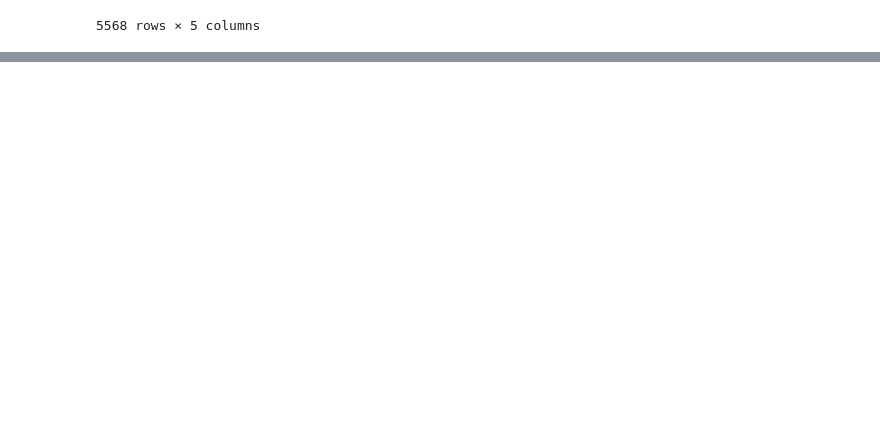
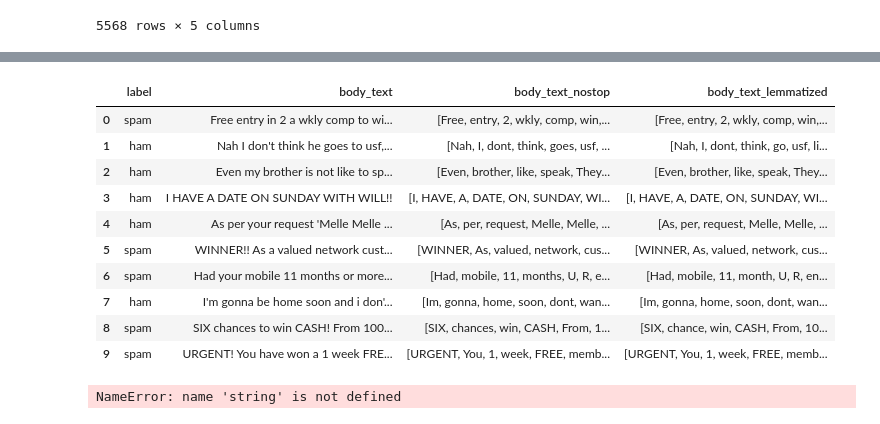
Before and after one commit to allaccountstaken/nlp_with_nltk, a Jupyter notebook: nlp_pipeline.ipynb, the cells around one changed output, grey strips where cells are left out. Saved outputs shown, nothing was run; the diff lists cells and outputs as text; code cells hidden in the pictures; blank space fills up the shorter version.

Commit message:
Tracking down to the synonyms with WorldNet Lemmatizer

```diff
--- a/nlp_pipeline.ipynb
+++ b/nlp_pipeline.ipynb
@@ -377,0 +430,6 @@ data
+# %%
+def clean_text(text):
+    text = "".join([char for char in text if char not in string.punctuation])
+    tokens = re.split('\W+', text)
+    text = [word for word in tokens if word not in stopwords]
+    return text
@@ -377,0 +465,14 @@ data
+# %%
+import nltk
+
+wn = nltk.WordNetLemmatizer()
+ps = nltk.PorterStemmer()
+# %%
+import pandas as pd
+import re
+import string
+pd.set_option('display.max_colwidth', 100)
+stopwords = nltk.corpus.stopwords.words('english')
+data = pd.read_csv("SMSSpamCollection.tsv", sep='\t')
+data.columns = ['label', 'body_text']
+data.head()
@@ -377,0 +486,3 @@ data
+# %%
+data['body_text_nostop'] = data['body_text'].apply(lambda x: clean_text(x))
+data.head()
@@ -377,0 +496,27 @@ data
+# %%
+def lemmatizing(tokenized_text):
+    text = [wn.lemmatize(word) for word in tokenized_text]
+    return text
+
+data['body_text_lemmatized'] = data['body_text_nostop'].apply(
+lambda x: lemmatizing(x))
+
+data.head(10)
+# %% [output]
+|  | label | body_text | body_text_nostop | body_text_lemmatized |
+| 0 | spam | Free entry in 2 a wkly comp to wi... | [Free, entry, 2, wkly, comp, win,... | [Free, entry, 2, wkly, comp, win,... |
+| 1 | ham | Nah I don't think he goes to usf,... | [Nah, I, dont, think, goes, usf, ... | [Nah, I, dont, think, go, usf, li... |
+| 2 | ham | Even my brother is not like to sp... | [Even, brother, like, speak, They... | [Even, brother, like, speak, They... |
+| 3 | ham | I HAVE A DATE ON SUNDAY WITH WILL!! | [I, HAVE, A, DATE, ON, SUNDAY, WI... | [I, HAVE, A, DATE, ON, SUNDAY, WI... |
+| 4 | ham | As per your request 'Melle Melle ... | [As, per, request, Melle, Melle, ... | [As, per, request, Melle, Melle, ... |
+| 5 | spam | WINNER!! As a valued network cust... | [WINNER, As, valued, network, cus... | [WINNER, As, valued, network, cus... |
+| 6 | spam | Had your mobile 11 months or more... | [Had, mobile, 11, months, U, R, e... | [Had, mobile, 11, month, U, R, en... |
+| 7 | ham | I'm gonna be home soon and i don'... | [Im, gonna, home, soon, dont, wan... | [Im, gonna, home, soon, dont, wan... |
+| 8 | spam | SIX chances to win CASH! From 100... | [SIX, chances, win, CASH, From, 1... | [SIX, chance, win, CASH, From, 10... |
+| 9 | spam | URGENT! You have won a 1 week FRE... | [URGENT, You, 1, week, FREE, memb... | [URGENT, You, 1, week, FREE, memb... |
+# %%
+#nlp_functions.clean_text()
+
+data['clean_text_test'] = data['body_text'].apply(lambda x: nlp_functions.clean_text(x))
+# %% [output]
+NameError: name 'string' is not defined
```
Also changed, not shown: parts of 12 cells of this notebook, 1 other file.
